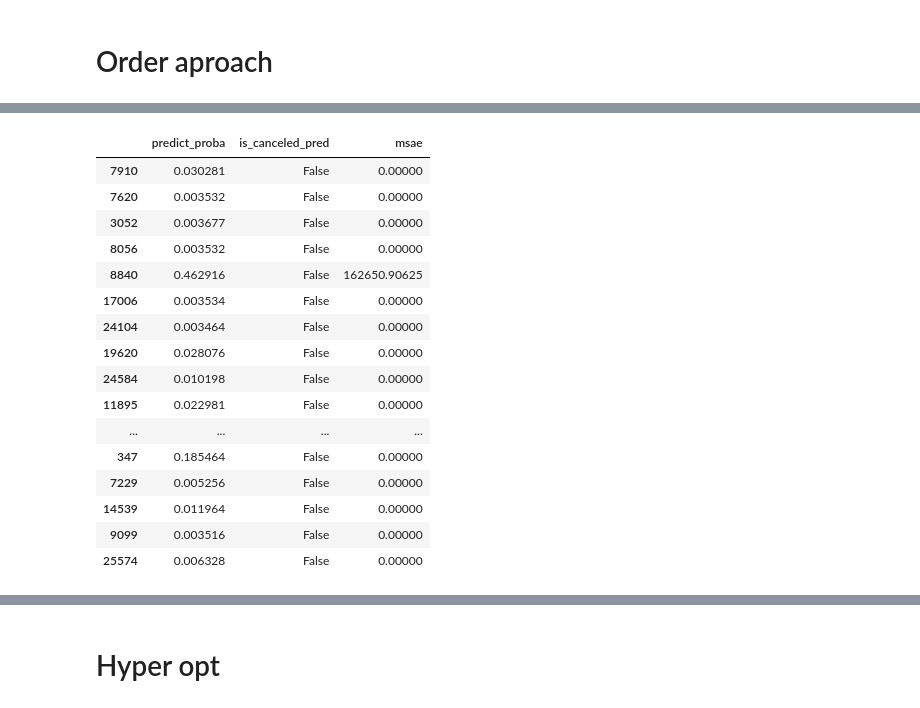
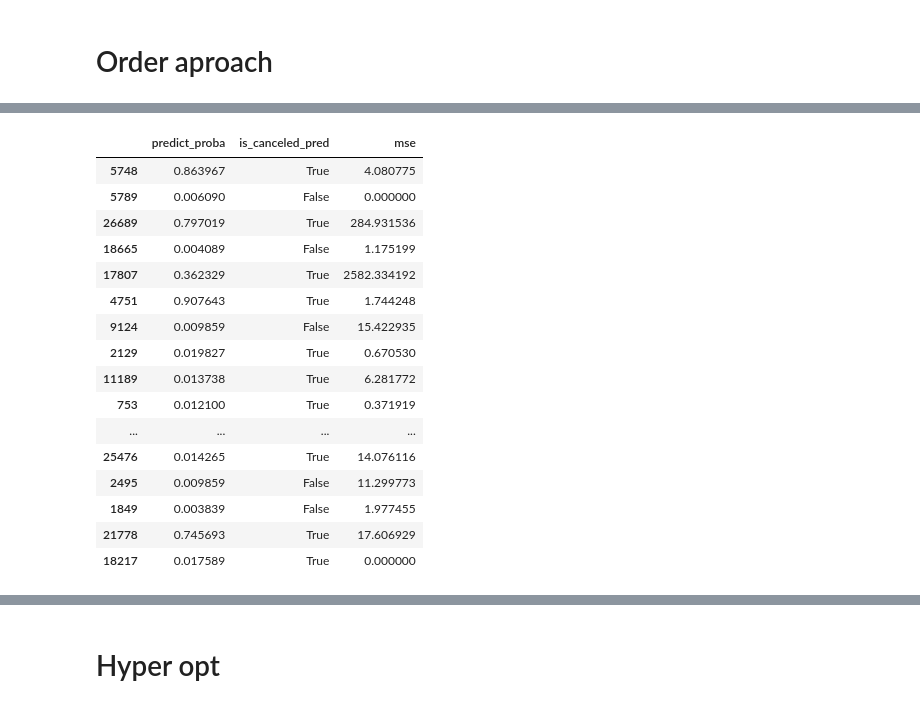
Before and after one commit to JakubStanczak/Order_cancelation_pred, a Jupyter notebook: Konkurs_JS.ipynb, the cells around one changed output, grey strips where cells are left out. Saved outputs shown, nothing was run; the diff lists cells and outputs as text; code cells hidden in the pictures.

```diff
--- a/Konkurs_JS.ipynb
+++ b/Konkurs_JS.ipynb
@@ -341,6 +365,6 @@ feats
 # %%
 xgb_params = {
-    'max_depth' : 5,
+    'max_depth' : 3,
     'n_estimators' : 50,
     'learning_rate': 0.1,
     'seed': 0
@@ -388,30 +398,39 @@ def fit_and_predict_test(model, df):
 def pred_proba_SKFold(df, xgb_params):
         X, y, feats = get_feats_X_y(df)
         cv = StratifiedKFold(n_splits=3, random_state=0, shuffle=True)
-        df['predict_proba'] = np.nan
+        predict_proba = pd.Series([np.nan] * df.shape[0])
+#         df['predict_proba'] = np.nan
         scores = []
         for train_idx, test_idx in cv.split(X, y):
             model = XGBClassifier(**xgb_params)
             model.fit(X[train_idx], y[train_idx])
-            df['predict_proba'].iloc[test_idx] = [x[1] for x in model.predict_proba(X[test_idx])]
+            predict_proba[test_idx] = [x[1] for x in model.predict_proba(X[test_idx])]
+
+        return predict_proba
 # %%
 # calculate mse on train xgb_params_opt_small  is_canceled_pred total_return total_return_pred
-treshold = 0.7
+treshold = 0.5
 
 model = XGBClassifier(**xgb_params)
 if treshold is None:
     train_group['is_canceled_pred'] = fit_and_predict_test(model, train_group)
 else:
+    train_group['predict_proba'] = pred_proba_SKFold(train_group, xgb_params)
     train_group['is_canceled_pred'] = train_group['predict_proba'].map(lambda x: True if x > treshold else False)
 
+
 train_group['total_return'] = train_group['price_total'] * train_group['is_canceled']
-train_group['total_return_pred'] = train_group['price_total'] * train_group['is_canceled_pred']
 
+# train_group['total_return_pred'] = train_group['price_total'] * train_group['is_canceled_pred']
+train_group['total_return_pred'] = train_group['price_total'] * train_group['predict_proba']
 
 
 score = mean_squared_error(train_group['total_return'], train_group['total_return_pred'])
 print(score)
 
+# score by invoice
+train_group['mse'] = train_group[['total_return', 'total_return_pred']].apply(lambda x: mean_squared_error([x['total_return']], [x['total_return_pred']]), axis=1)
+
 # train_group['right_pred'] = train_group[['is_canceled', 'is_canceled_pred']].apply(lambda x: x['is_canceled'] == x['is_canceled_pred'], axis=1)
 # train_group.groupby('right_pred')['price_total'].agg(np.sum) / train_group.groupby('right_pred')['price_total'].agg(np.size)
 # %% [output]
@@ -419,3 +438 @@ print(score)
-# %%
-train_group['msae'] = train_group[['total_return', 'total_return_pred']].apply(lambda x: mean_squared_error([x['total_return']], [x['total_return_pred']]), axis=1)
 # %%
@@ -437,20 +448,20 @@ train_group
 # %%
-train_group[['predict_proba', 'is_canceled_pred', 'msae']].sample(20)
+train_group[['predict_proba', 'is_canceled_pred', 'mse']].sample(20)
 # %% [output]
-|  | predict_proba | is_canceled_pred | msae |
-| 7910 | 0.030281 | False | 0.00000 |
-| 7620 | 0.003532 | False | 0.00000 |
-| 3052 | 0.003677 | False | 0.00000 |
-| 8056 | 0.003532 | False | 0.00000 |
-| 8840 | 0.462916 | False | 162650.90625 |
-| 17006 | 0.003534 | False | 0.00000 |
-| 24104 | 0.003464 | False | 0.00000 |
-| 19620 | 0.028076 | False | 0.00000 |
-| 24584 | 0.010198 | False | 0.00000 |
-| 11895 | 0.022981 | False | 0.00000 |
+|  | predict_proba | is_canceled_pred | mse |
+| 5748 | 0.863967 | True | 4.080775 |
+| 5789 | 0.006090 | False | 0.000000 |
+| 26689 | 0.797019 | True | 284.931536 |
+| 18665 | 0.004089 | False | 1.175199 |
+| 17807 | 0.362329 | True | 2582.334192 |
+| 4751 | 0.907643 | True | 1.744248 |
+| 9124 | 0.009859 | False | 15.422935 |
+| 2129 | 0.019827 | True | 0.670530 |
+| 11189 | 0.013738 | True | 6.281772 |
+| 753 | 0.012100 | True | 0.371919 |
 | ... | ... | ... | ... |
-| 347 | 0.185464 | False | 0.00000 |
-| 7229 | 0.005256 | False | 0.00000 |
-| 14539 | 0.011964 | False | 0.00000 |
-| 9099 | 0.003516 | False | 0.00000 |
-| 25574 | 0.006328 | False | 0.00000 |
+| 25476 | 0.014265 | True | 14.076116 |
+| 2495 | 0.009859 | False | 11.299773 |
+| 1849 | 0.003839 | False | 1.977455 |
+| 21778 | 0.745693 | True | 17.606929 |
+| 18217 | 0.017589 | True | 0.000000 |
```
Also changed, not shown: parts of 33 cells of this notebook.
